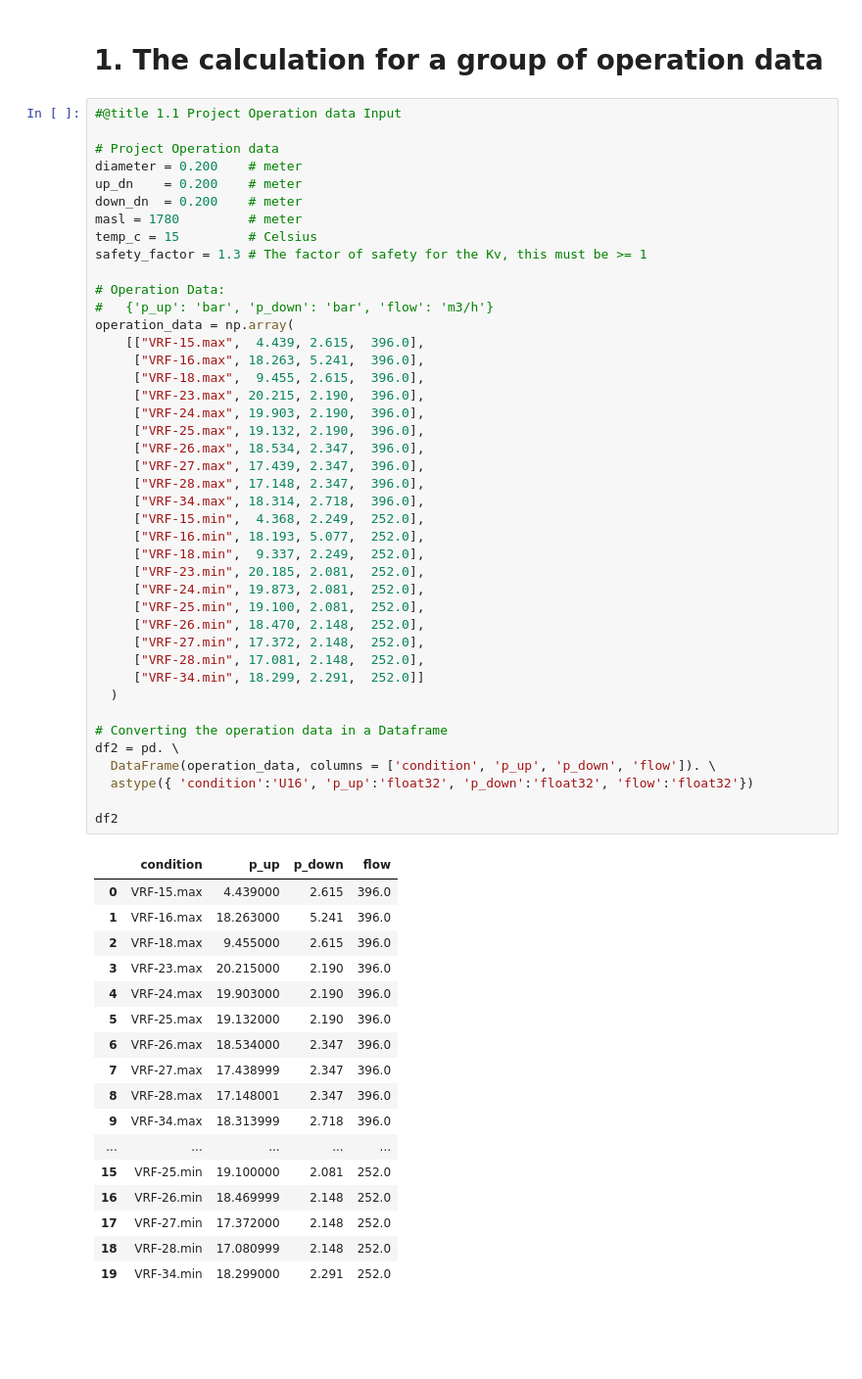
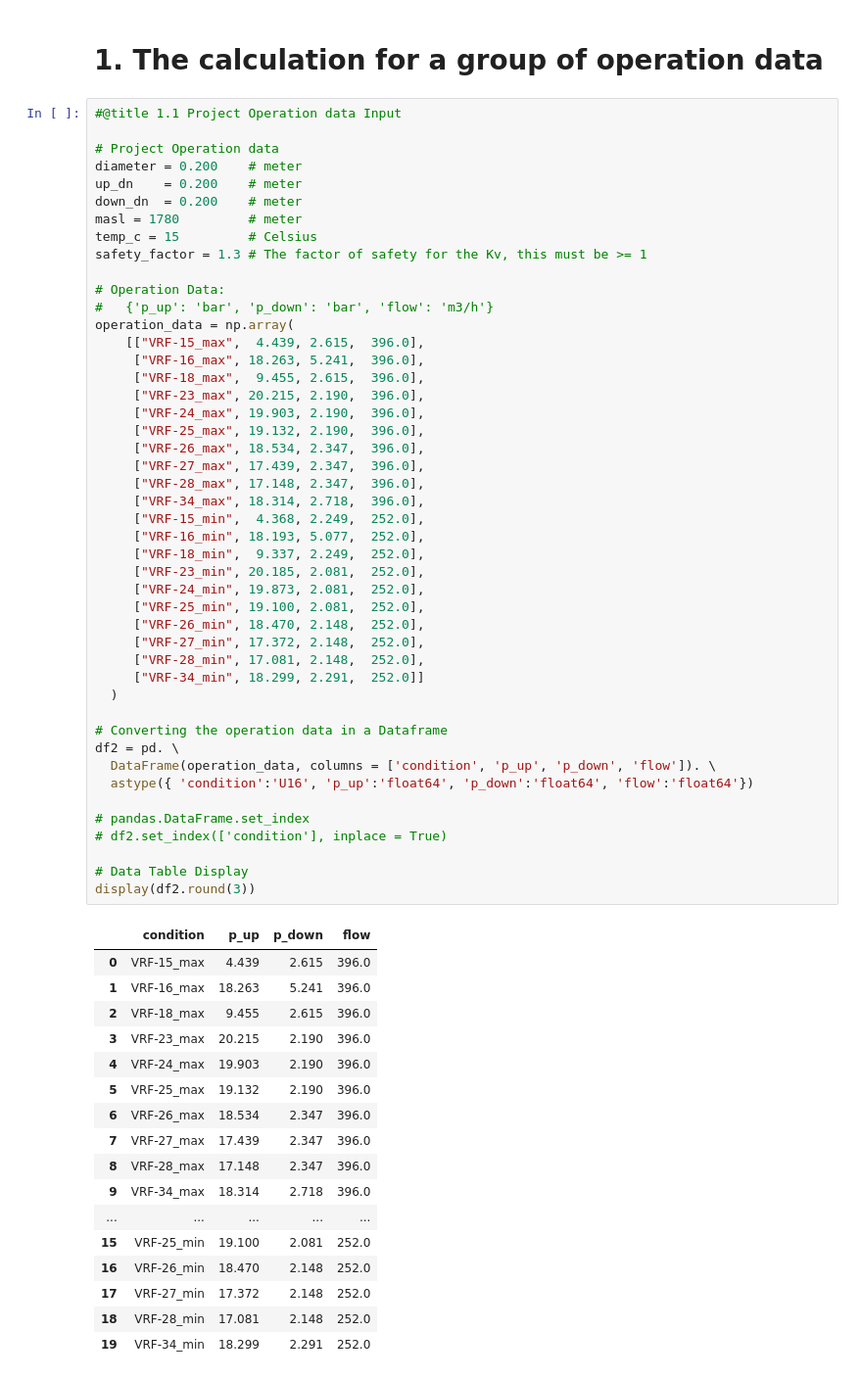
Before and after one commit to ratral/hyd4gpv_py, a Jupyter notebook: gpv_operation_data.ipynb, the cells around one changed output. Shown: that part at 98% size. Drawn from its saved outputs; the diff is of its cells as text; blank space fills up the shorter version.

```diff
--- a/gpv_operation_data.ipynb
+++ b/gpv_operation_data.ipynb
@@ -165,63 +169,67 @@ v_root_drm_ll3 = np.vectorize(root_drm_ll3)
 # %%
 #@title 1.1 Project Operation data Input
 
 # Project Operation data
 diameter = 0.200    # meter
 up_dn    = 0.200    # meter
 down_dn  = 0.200    # meter
 masl = 1780         # meter
 temp_c = 15         # Celsius
 safety_factor = 1.3 # The factor of safety for the Kv, this must be >= 1
 
 # Operation Data:
 #   {'p_up': 'bar', 'p_down': 'bar', 'flow': 'm3/h'}
 operation_data = np.array(
-    [["VRF-15.max",  4.439,	2.615,	396.0],
-     ["VRF-16.max",	18.263,	5.241,	396.0],
-     ["VRF-18.max",	 9.455,	2.615,	396.0],
-     ["VRF-23.max",	20.215,	2.190,	396.0],
-     ["VRF-24.max",	19.903,	2.190,	396.0],
-     ["VRF-25.max",	19.132,	2.190,	396.0],
-     ["VRF-26.max",	18.534,	2.347,	396.0],
-     ["VRF-27.max",	17.439,	2.347,	396.0],
-     ["VRF-28.max",	17.148,	2.347,	396.0],
-     ["VRF-34.max",	18.314,	2.718,	396.0],
-     ["VRF-15.min",	 4.368,	2.249,	252.0],
-     ["VRF-16.min",	18.193,	5.077,	252.0],
-     ["VRF-18.min",	 9.337,	2.249,	252.0],
-     ["VRF-23.min",	20.185,	2.081,	252.0],
-     ["VRF-24.min",	19.873,	2.081,	252.0],
-     ["VRF-25.min",	19.100,	2.081,	252.0],
-     ["VRF-26.min",	18.470,	2.148,	252.0],
-     ["VRF-27.min",	17.372,	2.148,	252.0],
-     ["VRF-28.min",	17.081,	2.148,	252.0],
-     ["VRF-34.min",	18.299,	2.291,	252.0]]
+    [["VRF-15_max",  4.439,	2.615,	396.0],
+     ["VRF-16_max",	18.263,	5.241,	396.0],
+     ["VRF-18_max",	 9.455,	2.615,	396.0],
+     ["VRF-23_max",	20.215,	2.190,	396.0],
+     ["VRF-24_max",	19.903,	2.190,	396.0],
+     ["VRF-25_max",	19.132,	2.190,	396.0],
+     ["VRF-26_max",	18.534,	2.347,	396.0],
+     ["VRF-27_max",	17.439,	2.347,	396.0],
+     ["VRF-28_max",	17.148,	2.347,	396.0],
+     ["VRF-34_max",	18.314,	2.718,	396.0],
+     ["VRF-15_min",	 4.368,	2.249,	252.0],
+     ["VRF-16_min",	18.193,	5.077,	252.0],
+     ["VRF-18_min",	 9.337,	2.249,	252.0],
+     ["VRF-23_min",	20.185,	2.081,	252.0],
+     ["VRF-24_min",	19.873,	2.081,	252.0],
+     ["VRF-25_min",	19.100,	2.081,	252.0],
+     ["VRF-26_min",	18.470,	2.148,	252.0],
+     ["VRF-27_min",	17.372,	2.148,	252.0],
+     ["VRF-28_min",	17.081,	2.148,	252.0],
+     ["VRF-34_min",	18.299,	2.291,	252.0]]
   )
 
 # Converting the operation data in a Dataframe
 df2 = pd. \
   DataFrame(operation_data, columns = ['condition', 'p_up', 'p_down', 'flow']). \
-  astype({ 'condition':'U16', 'p_up':'float32',	'p_down':'float32', 'flow':'float32'})
+  astype({ 'condition':'U16', 'p_up':'float64',	'p_down':'float64', 'flow':'float64'})
 
-df2
+# pandas.DataFrame.set_index
+# df2.set_index(['condition'], inplace = True)
+
+# Data Table Display
+display(df2.round(3))
 # %% [output]
 |  | condition | p_up | p_down | flow |
-| 0 | VRF-15.max | 4.439000 | 2.615 | 396.0 |
-| 1 | VRF-16.max | 18.263000 | 5.241 | 396.0 |
-| 2 | VRF-18.max | 9.455000 | 2.615 | 396.0 |
-| 3 | VRF-23.max | 20.215000 | 2.190 | 396.0 |
-| 4 | VRF-24.max | 19.903000 | 2.190 | 396.0 |
-| 5 | VRF-25.max | 19.132000 | 2.190 | 396.0 |
-| 6 | VRF-26.max | 18.534000 | 2.347 | 396.0 |
-| 7 | VRF-27.max | 17.438999 | 2.347 | 396.0 |
-| 8 | VRF-28.max | 17.148001 | 2.347 | 396.0 |
-| 9 | VRF-34.max | 18.313999 | 2.718 | 396.0 |
+| 0 | VRF-15_max | 4.439 | 2.615 | 396.0 |
+| 1 | VRF-16_max | 18.263 | 5.241 | 396.0 |
+| 2 | VRF-18_max | 9.455 | 2.615 | 396.0 |
+| 3 | VRF-23_max | 20.215 | 2.190 | 396.0 |
+| 4 | VRF-24_max | 19.903 | 2.190 | 396.0 |
+| 5 | VRF-25_max | 19.132 | 2.190 | 396.0 |
+| 6 | VRF-26_max | 18.534 | 2.347 | 396.0 |
+| 7 | VRF-27_max | 17.439 | 2.347 | 396.0 |
+| 8 | VRF-28_max | 17.148 | 2.347 | 396.0 |
+| 9 | VRF-34_max | 18.314 | 2.718 | 396.0 |
 | ... | ... | ... | ... | ... |
-| 15 | VRF-25.min | 19.100000 | 2.081 | 252.0 |
-| 16 | VRF-26.min | 18.469999 | 2.148 | 252.0 |
-| 17 | VRF-27.min | 17.372000 | 2.148 | 252.0 |
-| 18 | VRF-28.min | 17.080999 | 2.148 | 252.0 |
-| 19 | VRF-34.min | 18.299000 | 2.291 | 252.0 |
+| 15 | VRF-25_min | 19.100 | 2.081 | 252.0 |
+| 16 | VRF-26_min | 18.470 | 2.148 | 252.0 |
+| 17 | VRF-27_min | 17.372 | 2.148 | 252.0 |
+| 18 | VRF-28_min | 17.081 | 2.148 | 252.0 |
+| 19 | VRF-34_min | 18.299 | 2.291 | 252.0 |
 # %%
 #@title 1.2 Operation Data Processingt
 
```
Also changed, not shown: parts of 10 cells of this notebook.
